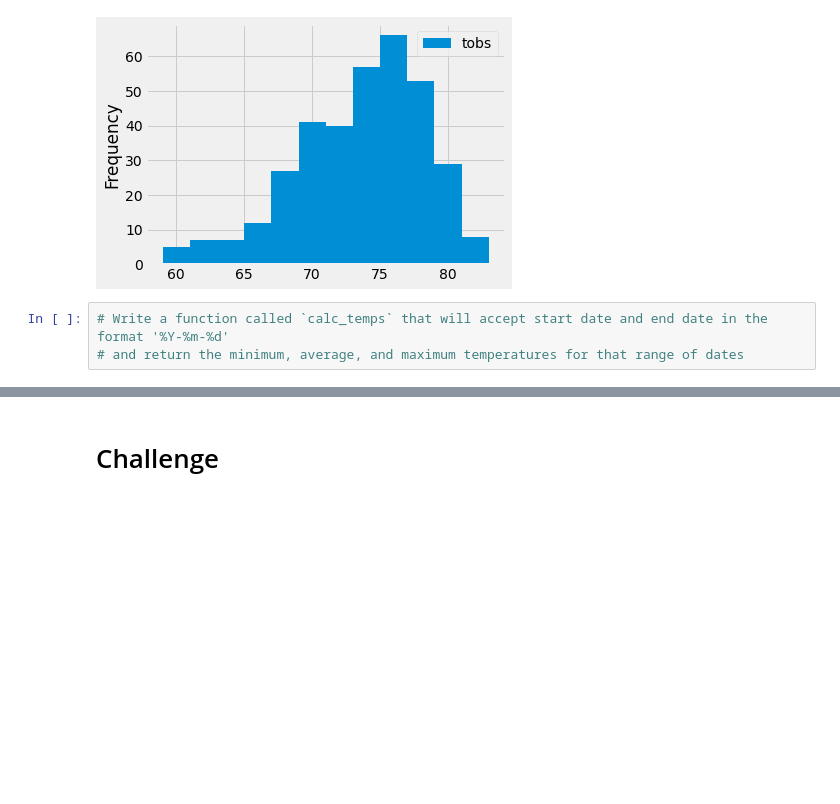
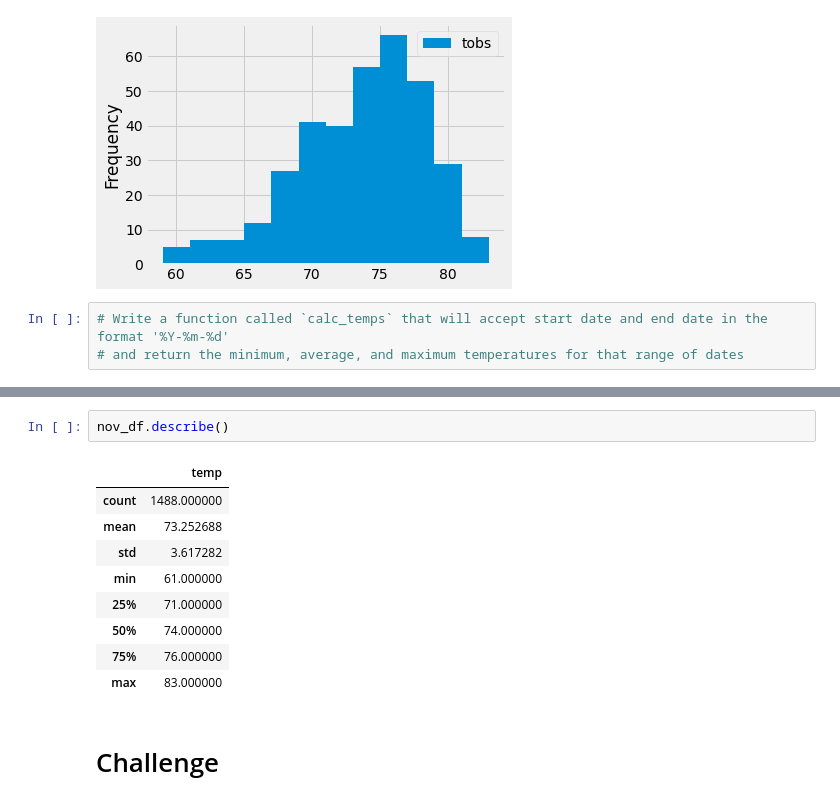
Before and after one commit to MonikaSData/surfs_up, a Jupyter notebook: climate_analysis.ipynb, the cells around one changed output, grey strips where cells are left out. Saved outputs shown, nothing was run; the diff lists cells and outputs as text; blank space fills up the shorter version.

```diff
--- a/climate_analysis.ipynb
+++ b/climate_analysis.ipynb
@@ -155,2 +179,14 @@ plt.tight_layout()
+# %%
+nov_df.describe()
+# %% [output]
+|  | temp |
+| count | 1488.000000 |
+| mean | 73.252688 |
+| std | 3.617282 |
+| min | 61.000000 |
+| 25% | 71.000000 |
+| 50% | 74.000000 |
+| 75% | 76.000000 |
+| max | 83.000000 |
 # %% [markdown]
 # Challenge
```
Also changed, not shown: parts of 1 cell of this notebook, 1 other file.
